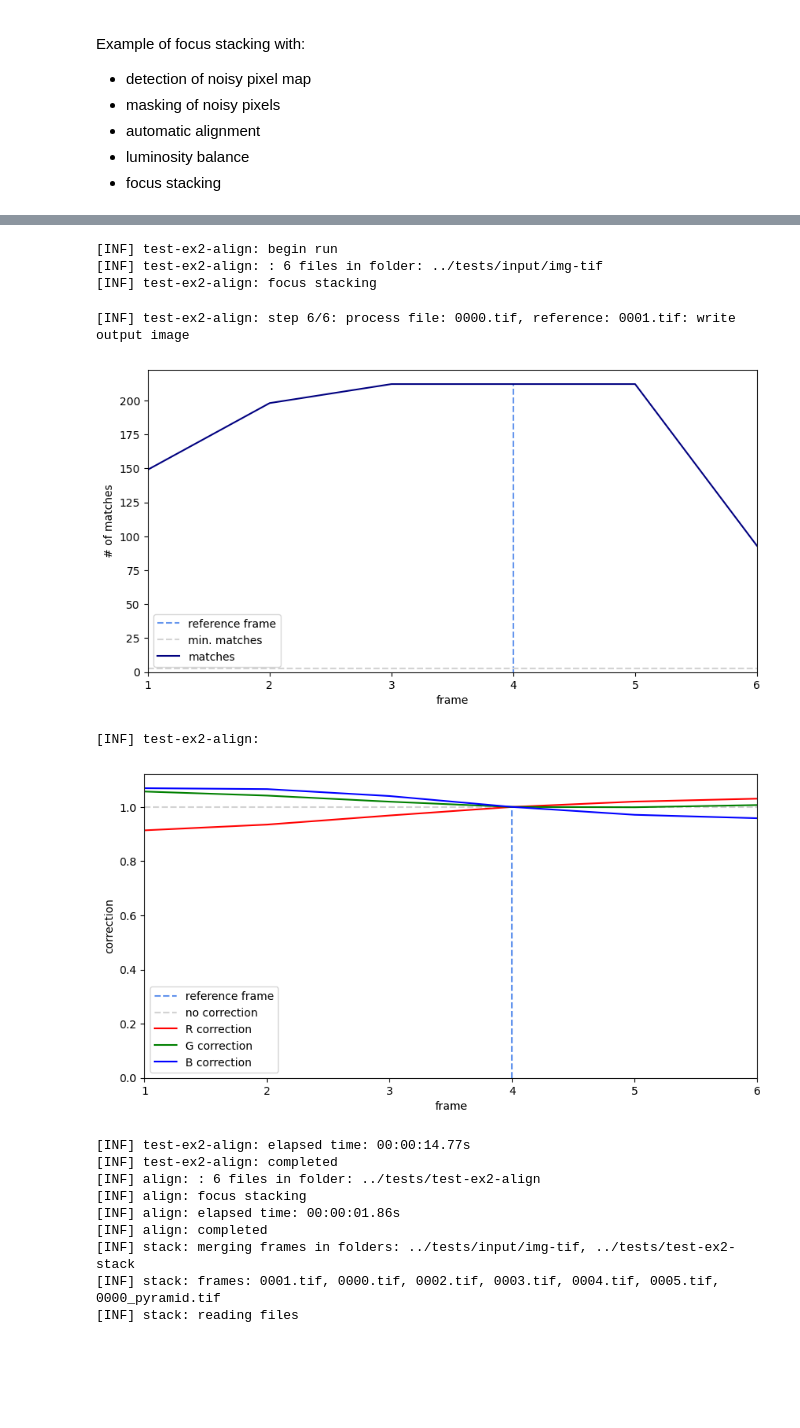
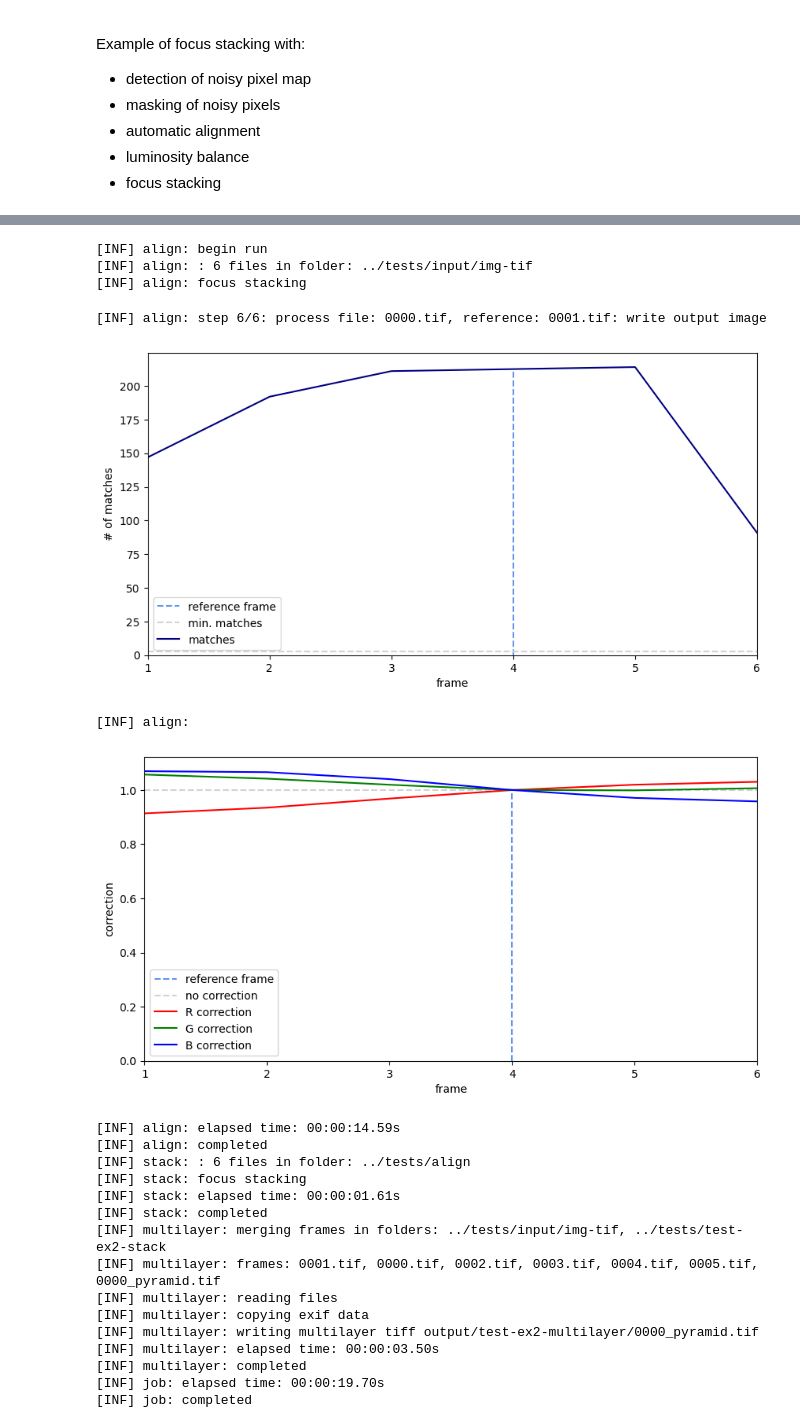
Before and after one commit to lucalista/shinestacker, a Jupyter notebook: examples/focus-stack-2.ipynb, the cells around one changed output, grey strips where cells are left out. Cells and saved outputs as stored; diff of their text form; code cells hidden in the pictures; blank space fills up the shorter version.

```diff
--- a/examples/focus-stack-2.ipynb
+++ b/examples/focus-stack-2.ipynb
@@ -27,28 +27,34 @@ job.run()
 [INF] job: completed
 # %%
 job = StackJob("job", "../tests", input_path="input/img-tif")
-job.add_action(Actions("test-ex2-align",
+job.add_action(Actions("align",
                        [MaskNoise(), AlignFrames(),
                         BalanceFrames(channel=BALANCE_RGB, corr_map=BALANCE_MATCH_HIST)]))
-job.add_action(FocusStack("align", PyramidStack(), output_path="output/test-ex2-stack",
+job.add_action(FocusStack("stack", PyramidStack(), output_path="output/test-ex2-stack",
                postfix='_pyramid'))
-job.add_action(MultiLayer("stack", input_path=['input/img-tif', 'test-ex2-stack'],
+job.add_action(MultiLayer("multilayer", input_path=['input/img-tif', 'test-ex2-stack'],
                          output_path="output/test-ex2-multilayer"))
 job.run()
 # %% [output]
-[INF] test-ex2-align: begin run
-[INF] test-ex2-align: : 6 files in folder: ../tests/input/img-tif
-[INF] test-ex2-align: focus stacking
+[INF] align: begin run
+[INF] align: : 6 files in folder: ../tests/input/img-tif
+[INF] align: focus stacking
-[INF] test-ex2-align: step 6/6: process file: 0000.tif, reference: 0001.tif: write output image
+[INF] align: step 6/6: process file: 0000.tif, reference: 0001.tif: write output image
-[figure, old version]
+[figure, new version]
-[INF] test-ex2-align:
+[INF] align:
 [figure]
-[INF] test-ex2-align: elapsed time: 00:00:14.77s
-[INF] test-ex2-align: completed
-[INF] align: : 6 files in folder: ../tests/test-ex2-align
-[INF] align: focus stacking
-[INF] align: elapsed time: 00:00:01.86s
+[INF] align: elapsed time: 00:00:14.59s
 [INF] align: completed
-[INF] stack: merging frames in folders: ../tests/input/img-tif, ../tests/test-ex2-stack
-[INF] stack: frames: 0001.tif, 0000.tif, 0002.tif, 0003.tif, 0004.tif, 0005.tif, 0000_pyramid.tif
-[INF] stack: reading files
+[INF] stack: : 6 files in folder: ../tests/align
+[INF] stack: focus stacking
+[INF] stack: elapsed time: 00:00:01.61s
+[INF] stack: completed
+[INF] multilayer: merging frames in folders: ../tests/input/img-tif, ../tests/test-ex2-stack
+[INF] multilayer: frames: 0001.tif, 0000.tif, 0002.tif, 0003.tif, 0004.tif, 0005.tif, 0000_pyramid.tif
+[INF] multilayer: reading files
+[INF] multilayer: copying exif data
+[INF] multilayer: writing multilayer tiff output/test-ex2-multilayer/0000_pyramid.tif
+[INF] multilayer: elapsed time: 00:00:03.50s
+[INF] multilayer: completed
+[INF] job: elapsed time: 00:00:19.70s
+[INF] job: completed
```
Also changed, not shown: parts of 2 cells of this notebook, 1 other file.
